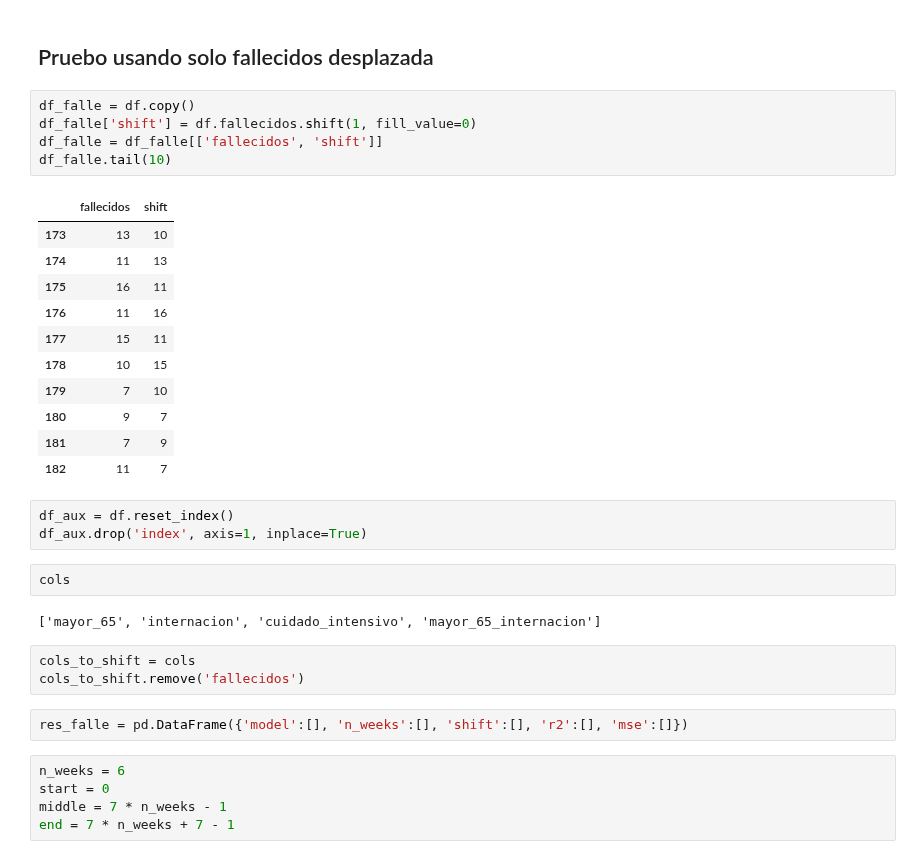
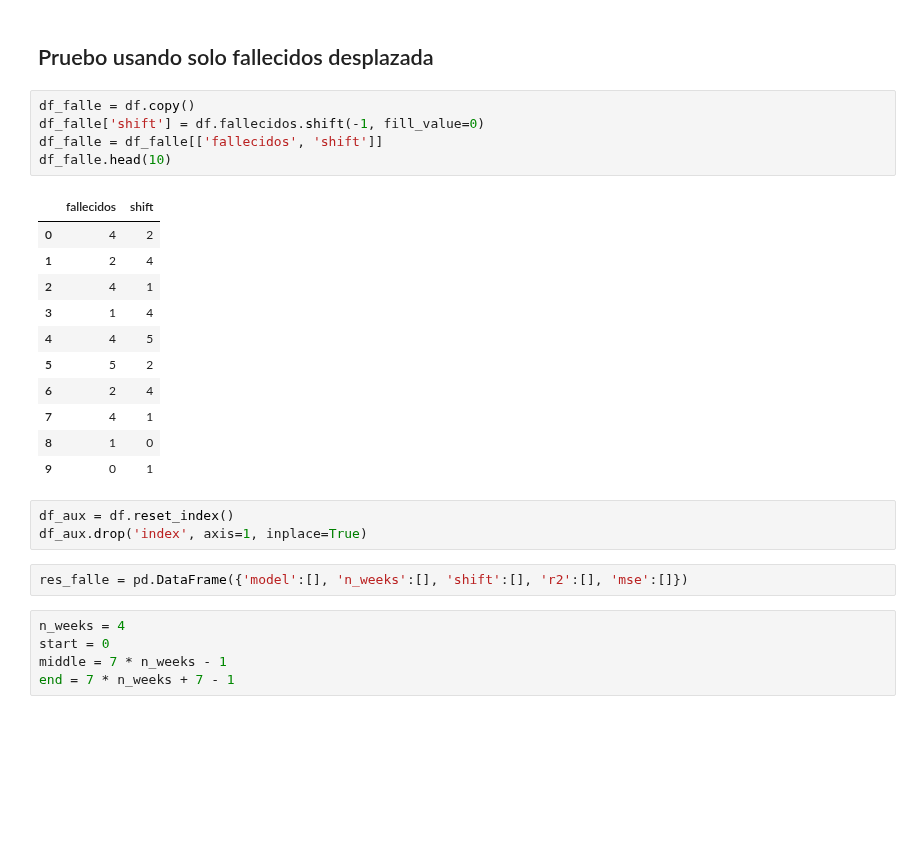
Before and after one commit to tomiambro/clusterai2020_grupo1, a Jupyter notebook: modelos_tomi.ipynb, the cells around one changed output. Cells and saved outputs as stored; diff of their text form; blank space fills up the shorter version.

```diff
--- a/modelos_tomi.ipynb
+++ b/modelos_tomi.ipynb
@@ -399,35 +402,28 @@ res_weeks.sort_values('r2', ascending=False)
 ## Pruebo usando solo fallecidos desplazada
 # %%
 df_falle = df.copy()
-df_falle['shift'] = df.fallecidos.shift(1, fill_value=0)
+df_falle['shift'] = df.fallecidos.shift(-1, fill_value=0)
 df_falle = df_falle[['fallecidos', 'shift']]
-df_falle.tail(10)
+df_falle.head(10)
 # %% [output]
 |  | fallecidos | shift |
-| 173 | 13 | 10 |
-| 174 | 11 | 13 |
-| 175 | 16 | 11 |
-| 176 | 11 | 16 |
-| 177 | 15 | 11 |
-| 178 | 10 | 15 |
-| 179 | 7 | 10 |
-| 180 | 9 | 7 |
-| 181 | 7 | 9 |
-| 182 | 11 | 7 |
+| 0 | 4 | 2 |
+| 1 | 2 | 4 |
+| 2 | 4 | 1 |
+| 3 | 1 | 4 |
+| 4 | 4 | 5 |
+| 5 | 5 | 2 |
+| 6 | 2 | 4 |
+| 7 | 4 | 1 |
+| 8 | 1 | 0 |
+| 9 | 0 | 1 |
 # %%
 df_aux = df.reset_index()
 df_aux.drop('index', axis=1, inplace=True)
-# %%
-cols
-# %% [output]
-['mayor_65', 'internacion', 'cuidado_intensivo', 'mayor_65_internacion']
-# %%
-cols_to_shift = cols
-cols_to_shift.remove('fallecidos')
 # %%
 res_falle = pd.DataFrame({'model':[], 'n_weeks':[], 'shift':[], 'r2':[], 'mse':[]})
 # %%
-n_weeks = 6
+n_weeks = 4
 start = 0
 middle = 7 * n_weeks - 1
 end = 7 * n_weeks + 7 - 1
```
Also changed, not shown: parts of 12 cells of this notebook, 2 other files.
